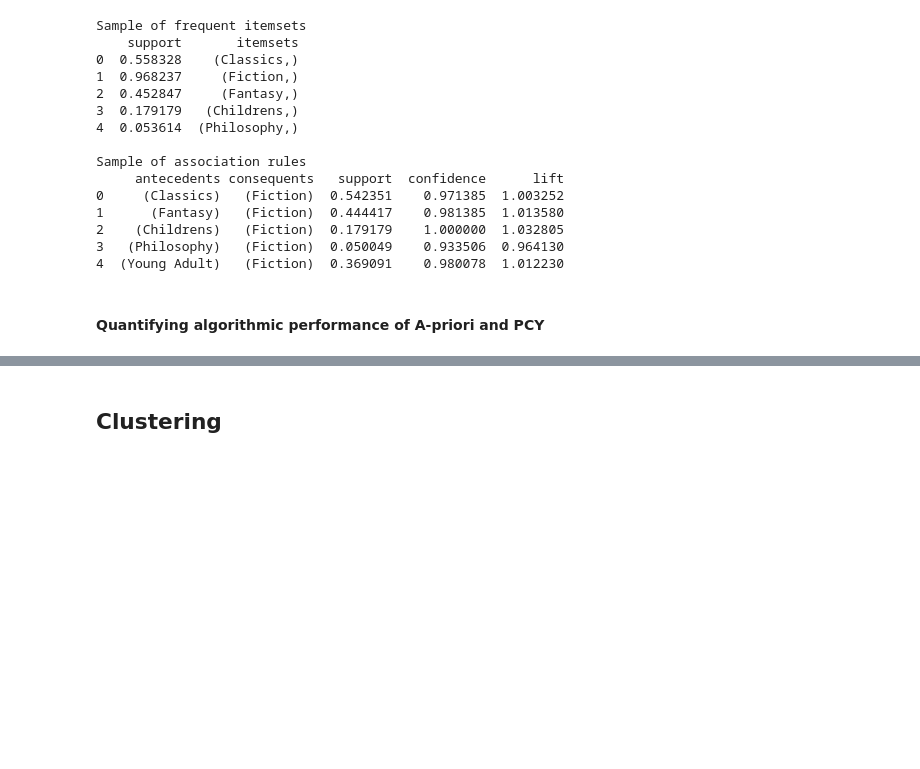
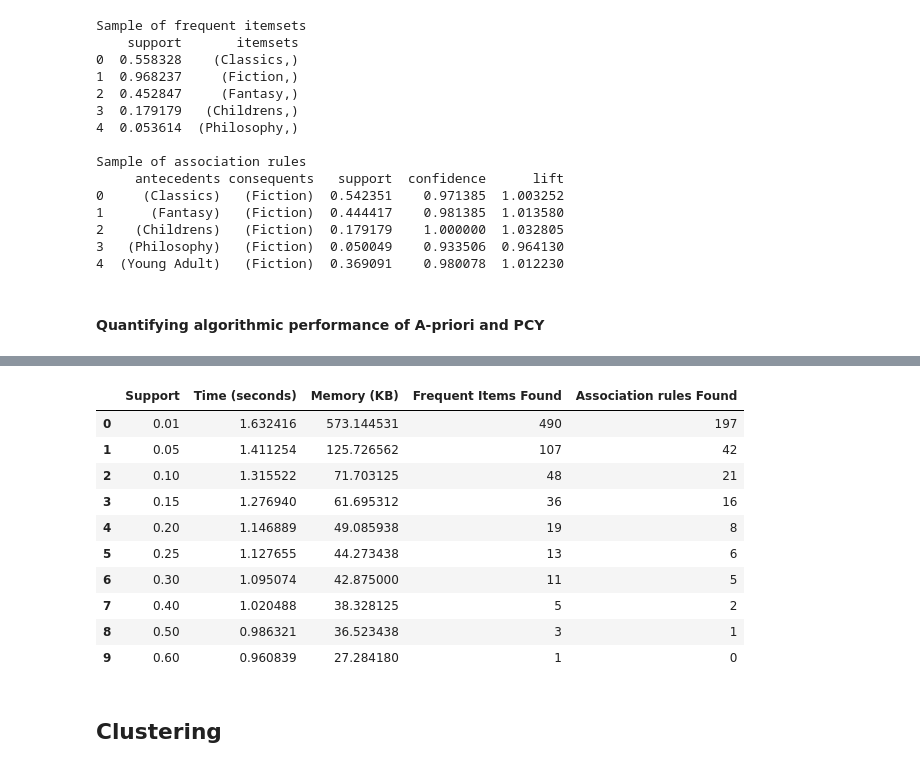
Before and after one commit to albert-moller/BookRecommender, a Jupyter notebook: recommendation_system.ipynb, the cells around one changed output, grey strips where cells are left out. Drawn from its saved outputs; the diff is of its cells as text; code cells hidden in the pictures; blank space fills up the shorter version.

```diff
--- a/recommendation_system.ipynb
+++ b/recommendation_system.ipynb
@@ -596,3 +604,18 @@ results
+# %%
+# Display performance results
+pcy_results.head(10)
+# %% [output]
+|  | Support | Time (seconds) | Memory (KB) | Frequent Items Found | Association rules Found |
+| 0 | 0.01 | 1.632416 | 573.144531 | 490 | 197 |
+| 1 | 0.05 | 1.411254 | 125.726562 | 107 | 42 |
+| 2 | 0.10 | 1.315522 | 71.703125 | 48 | 21 |
+| 3 | 0.15 | 1.276940 | 61.695312 | 36 | 16 |
+| 4 | 0.20 | 1.146889 | 49.085938 | 19 | 8 |
+| 5 | 0.25 | 1.127655 | 44.273438 | 13 | 6 |
+| 6 | 0.30 | 1.095074 | 42.875000 | 11 | 5 |
+| 7 | 0.40 | 1.020488 | 38.328125 | 5 | 2 |
+| 8 | 0.50 | 0.986321 | 36.523438 | 3 | 1 |
+| 9 | 0.60 | 0.960839 | 27.284180 | 1 | 0 |
 # %% [markdown]
 ## **Clustering**
 # %% [markdown]
```
Also changed, not shown: parts of 9 cells of this notebook.
